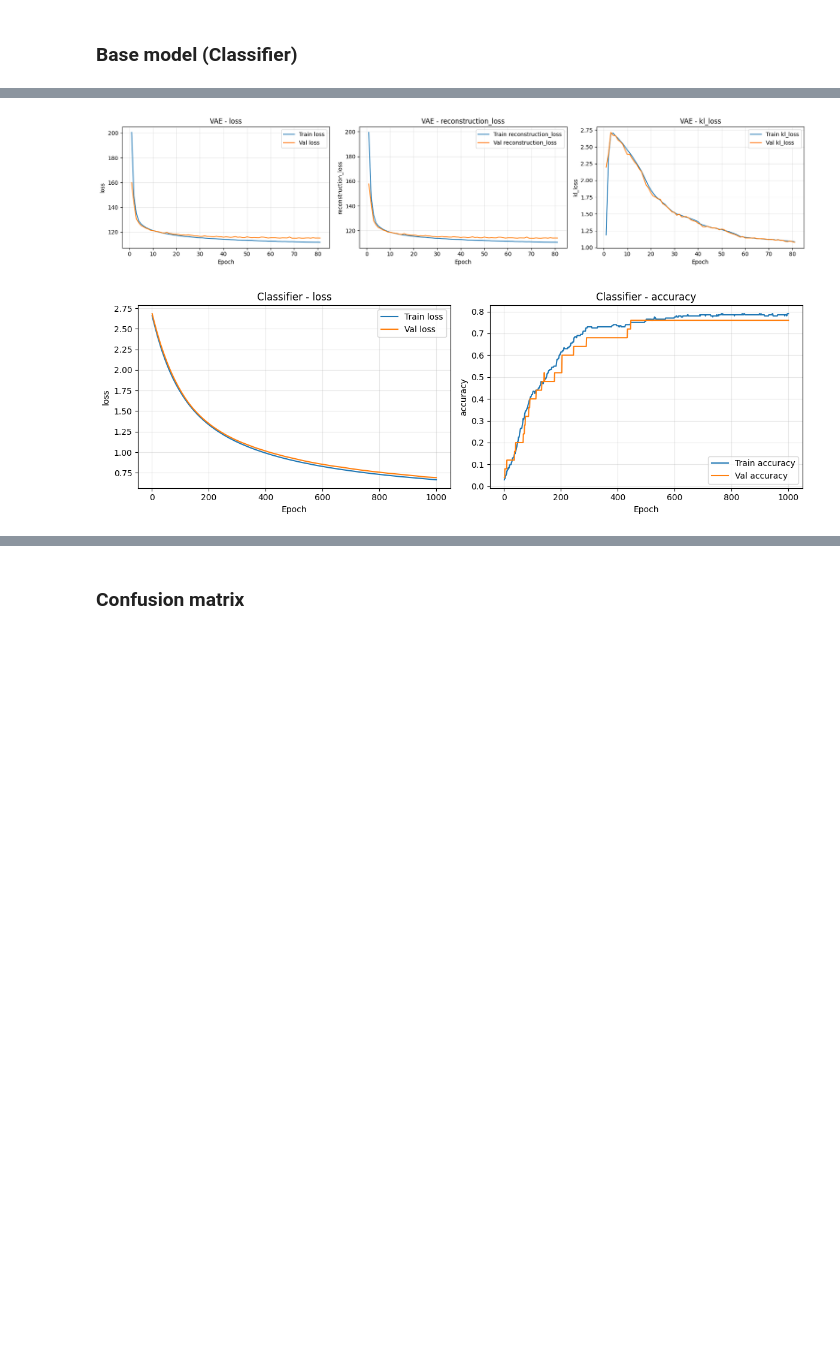
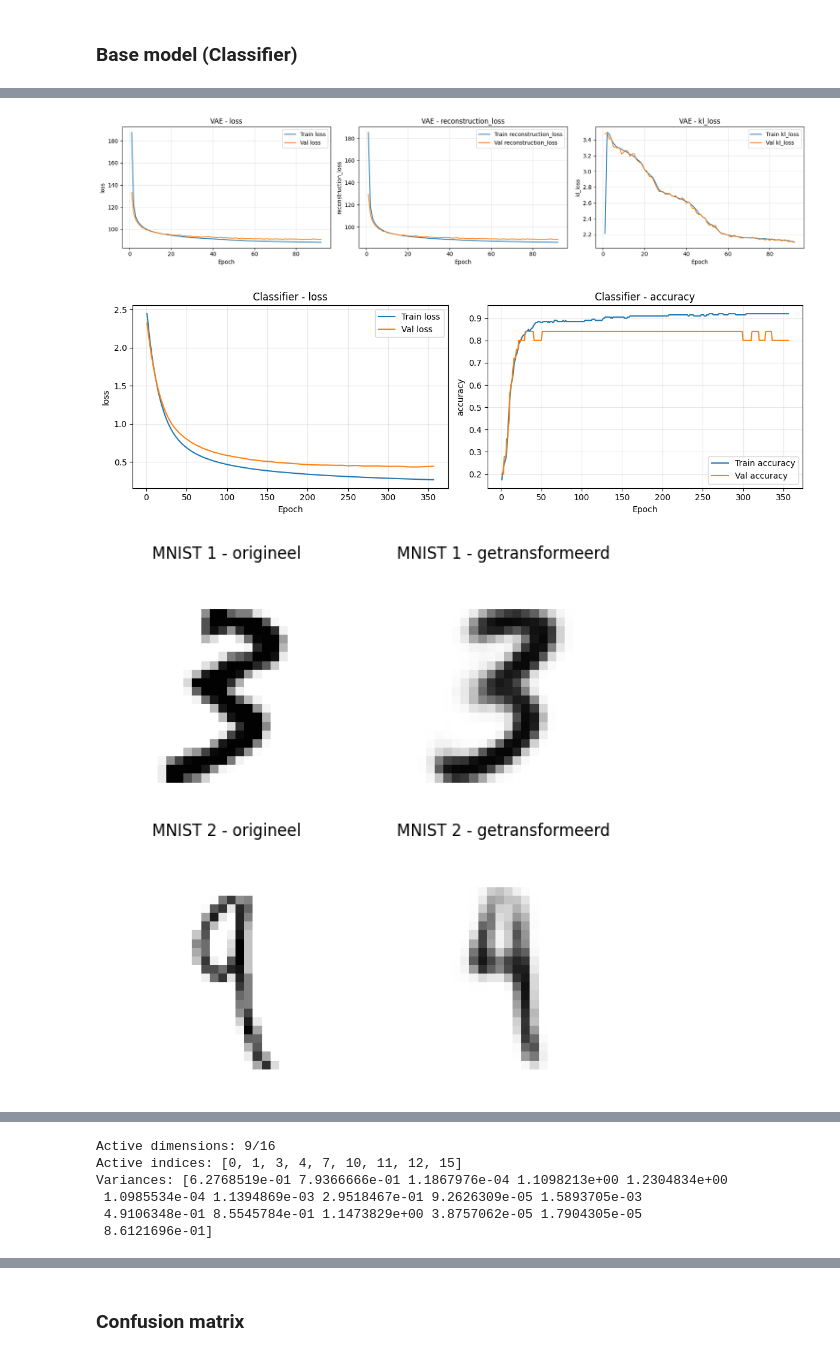
Before and after one commit to FrankVanDerVelde/master_applied-artificial_intelligence, a Jupyter notebook: methoden_en_technieken/datapunt_4/M&T_opdracht_Datapunt2b.ipynb, the cells around one changed output, grey strips where cells are left out. Saved outputs shown, nothing was run; the diff lists cells and outputs as text; code cells hidden in the pictures; blank space fills up the shorter version.

```diff
--- a/methoden_en_technieken/datapunt_4/M&T_opdracht_Datapunt2b.ipynb
+++ b/methoden_en_technieken/datapunt_4/M&T_opdracht_Datapunt2b.ipynb
@@ -726,5 +716,5 @@ Na de evaluatie van het base model valt op dat de encoder en de decoder correct
 # %%
-latent_dim = 32
+latent_dim = 16
 
 # Encoder
 image_inputs = keras.Input(shape=(28, 28, 1))
@@ -764,5 +754,7 @@ hist = vae.fit(
     callbacks=[early_stop],
     verbose=1,
 )
+
+paths = save_model_and_history(vae, hist, name='iteration1_16_dims')
 # %% [output]
 Epoch 1/100
@@ -838,6 +826,20 @@ Restoring model weights from the end of the best epoch: 344.
 # %%
 plot_training_curves(hist, title_prefix='VAE')
+
+# Reusable plots for classifier training
 plot_training_curves(vae_cls_hist, title_prefix='Classifier')
+
+# Preview reconstruction using reusable function
+plot_vae_reconstructions(vae, x_train, n_examples=2, start_idx=1)
+
+# After training your VAE, analyze it:
+active_info = analyze_active_dimensions(vae, x_train, threshold=0.01)
+
+# Visualize class separation in latent space:
+z_encoded = plot_latent_space(vae, x_train, y_train,
+                               title='Training Data Latent Space',
+                               method='pca')  # or 'tsne'
 # %% [output]
-[figure, old version]
+[figure, new version]
-[figure, old version]
+[figure, new version]
+[figure, added]
@@ -843,0 +847,6 @@ plot_training_curves(vae_cls_hist, title_prefix='Classifier')
+Active dimensions: 9/16
+Active indices: [0, 1, 3, 4, 7, 10, 11, 12, 15]
+Variances: [6.2768519e-01 7.9366666e-01 1.1867976e-04 1.1098213e+00 1.2304834e+00
+ 1.0985534e-04 1.1394869e-03 2.9518467e-01 9.2626309e-05 1.5893705e-03
+ 4.9106348e-01 8.5545784e-01 1.1473829e+00 3.8757062e-05 1.7904305e-05
+ 8.6121696e-01]
```
Also changed, not shown: parts of 80 cells of this notebook.
